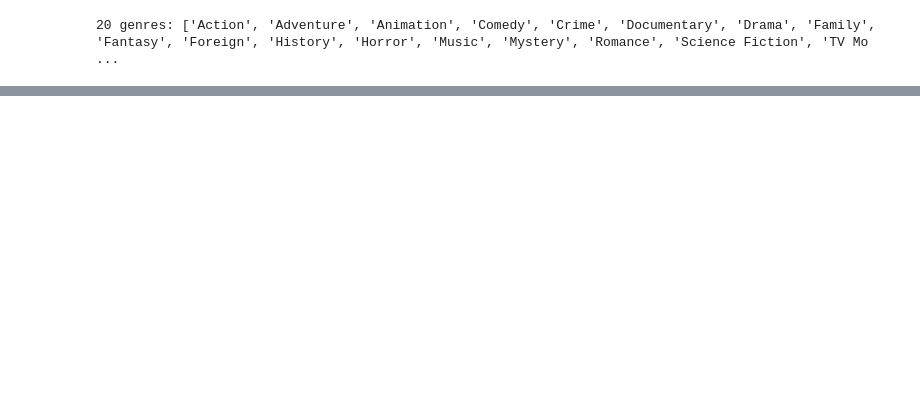
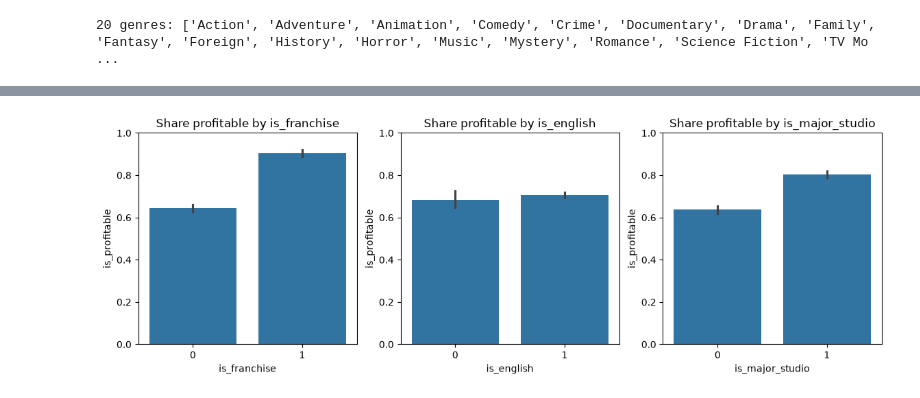
Before and after one commit to nibhatt-png/movieDataAnalysisGraphite, a Jupyter notebook: EDAandCleaning.ipynb, the cells around one changed output, grey strips where cells are left out. Saved outputs shown, nothing was run; the diff lists cells and outputs as text; code cells hidden in the pictures; blank space fills up the shorter version.

```diff
--- a/EDAandCleaning.ipynb
+++ b/EDAandCleaning.ipynb
@@ -177,0 +207,9 @@ Name: proportion, dtype: float64
+# %%
+fig, axes = plt.subplots(1, 3, figsize=(14, 4))
+for ax, col in zip(axes, ["is_franchise", "is_english", "is_major_studio"]):
+    sns.barplot(data=movies, x=col, y="is_profitable", ax=ax)
+    ax.set_title(f"Share profitable by {col}")
+    ax.set_ylim(0, 1)
+plt.show()
+# %% [output]
+[figure, added]
```
Also changed, not shown: parts of 34 cells of this notebook, 3 other files.
